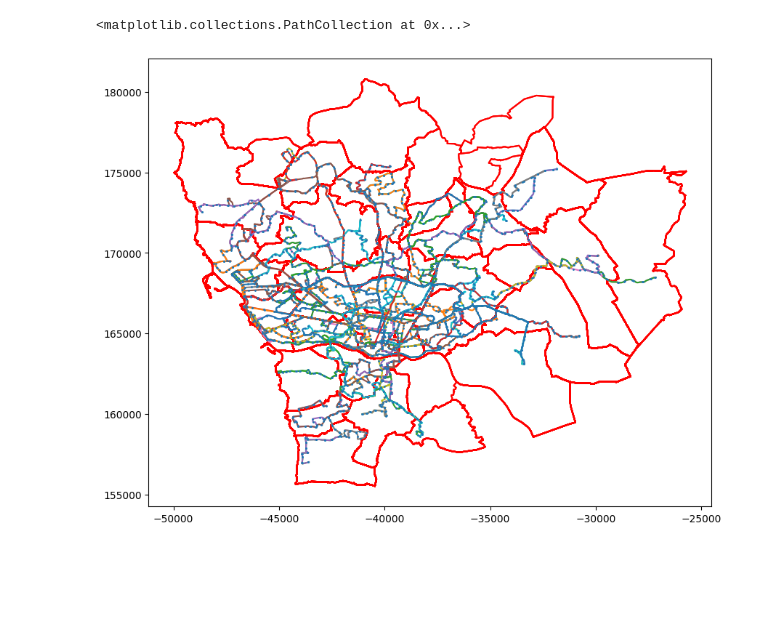
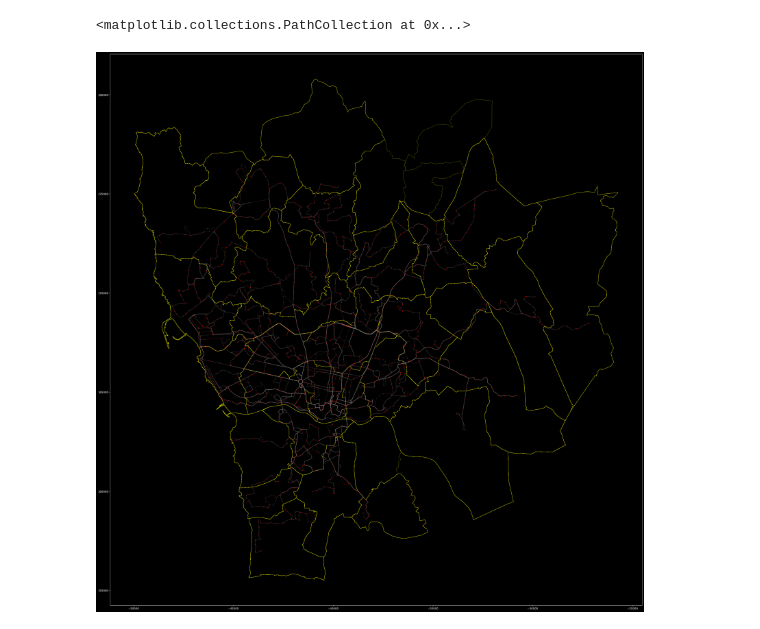
Before and after one commit to lhugens/tabd_pratical, a Jupyter notebook: visualizations.ipynb, the cells around one changed output. Saved outputs shown, nothing was run; the diff lists cells and outputs as text; code cells hidden in the pictures; blank space fills up the shorter version.

Commit message:
plot correct dimensions

```diff
--- a/visualizations.ipynb
+++ b/visualizations.ipynb
@@ -67,10 +3,0 @@ for trip_id, points_list in routes.items():
-# %%
-scale = 1/30000
-for trip_id, route in new_routes.items():
-    xs, ys = route
-    plt.plot(xs,ys)
-
-width_in_inches = ((max(xs)-min(xs))/0.0254)*1.1
-height_in_inches = ((max(ys)-min(ys))/0.0254)*1.1
-fig = plt.figure(figsize=(width_in_inches*scale, height_in_inches*scale))
-plt.show()
@@ -111,7 +4,22 @@ for row in results:
 # %%
-fig = plt.figure(figsize=(10,8))
+plt.style.use('dark_background')
+
+xmin = -49964.492999999784
+xmax = -25724.446600000374
+ymin = 155509.45260000043
+ymax = 180795.91699999943
+
+scale = 1/30000
+width_in_inches = ((xmax - xmin)/0.0254)*1.1
+height_in_inches = ((ymax - ymin)/0.0254)*1.1
+
+fig = plt.figure(figsize=(width_in_inches*scale, height_in_inches*scale))
 conn = psycopg2.connect("dbname=project user=hugens")
 cursor_psql = conn.cursor()
+
+#########################
+# plot only the relevant parished, i.e. the ones the STCP bus goes by
+#########################
 
 sql = """
 select st_astext(st_simplify(proj_boundary,10))
@@ -126,6 +34,9 @@ where distrito = 'PORTO';
 cursor_psql.execute(sql)
 results = cursor_psql.fetchall()
 
+#xmin,xmax = 0,-40000
+#ymin,ymax = 170000,0
+
 for row in results:
     xs = []
     ys = []
@@ -135,7 +46,17 @@ for row in results:
         (x,y) = point.split()
         xs.append(float(x))
         ys.append(float(y))
-    plt.plot(xs,ys, color='red')
+    plt.plot(xs,ys, color='yellow',linewidth=0.2)
+    #xmin = min(xmin, min(xs))
+    #xmax = max(xmax, max(xs))
+    #ymin = min(ymin, min(ys))
+    #ymax = max(ymax, max(ys))
+#print(f"xmin {xmin}, xmax {xmax}")
+#print(f"ymin {ymin}, ymax {ymax}")
+
+#########################
+# plot the bus routes
+#########################
 
 ids = {}
 id = 0
@@ -145,19 +66,17 @@ results = cursor_psql.fetchall()
 
 shapes = []
 
-#create ids for scatter arrays
 id = 0
 for s in results:
     ids[s[0]] = id
     id += 1
     shapes.append([])
 
-# 1st query
-#sql = """ select shape_id, st_astext(st_linefrommultipoint(st_collect(st_transform(st_setsrid(st_point(shape_pt_lon,shape_pt_lat),4326),3763)))), shape_pt_sequence from shapes order by shape_pt_sequence group by shape_id"""
-sql = """SELECT shape_id,
-       ST_AsText(ST_Transform(ST_SetSRID(ST_Point(shape_pt_lon, shape_pt_lat), 4326), 3763)) AS geometry,
-       shape_pt_sequence
-        FROM shapes
+sql = """
+select shape_id,
+st_astext(st_transform(st_setsrid(st_point(shape_pt_lon, shape_pt_lat), 4326), 3763)) as geometry,
+shape_pt_sequence
+from shapes
 """
 cursor_psql.execute(sql)
 results = cursor_psql.fetchall()
@@ -172,36 +91,41 @@ for result in results:
     ps = result[1][6:-1].split()
     x = float(ps[0])
     y = float(ps[1])
     shapes[id_s].append((sequence,x,y))
 
 for s in shapes:
     s = sorted(s,key=lambda x:s[0])
 
 for row in shapes:
     xs = []
     ys = []
     for p in row:
         x = float(p[1])
         y = float(p[2])
         xs.append(x)
         ys.append(y)
-    plt.plot(xs,ys)
+    plt.plot(xs,ys,color='gray',alpha=0.2)
 
-# 2nd query
-sql = """select st_astext(st_transform(st_setsrid(st_point(stop_lon,stop_lat),4326),3763)) from stops"""
+#########################
+# plot the bus stops
+#########################
+
+sql = """
+select st_astext(st_transform(st_setsrid(st_point(stop_lon,stop_lat),4326),3763))
+from stops
+"""
 cursor_psql.execute(sql)
 results = cursor_psql.fetchall()
-#print(results)
 
 xs = []
 ys = []
 for row in results:
     point_string = row[0]
     point_string = point_string[6:-1]
     x,y = point_string.split(" ")
     xs.append(float(x))
     ys.append(float(y))
-plt.scatter(xs,ys,s=1,zorder=3)
+plt.scatter(xs,ys,s=1,zorder=3,color='red')
 # %% [output]
 <matplotlib.collections.PathCollection at 0x...>
-[figure, old version]
+[figure, new version]
```
Also changed, not shown: parts of 9 cells of this notebook.
